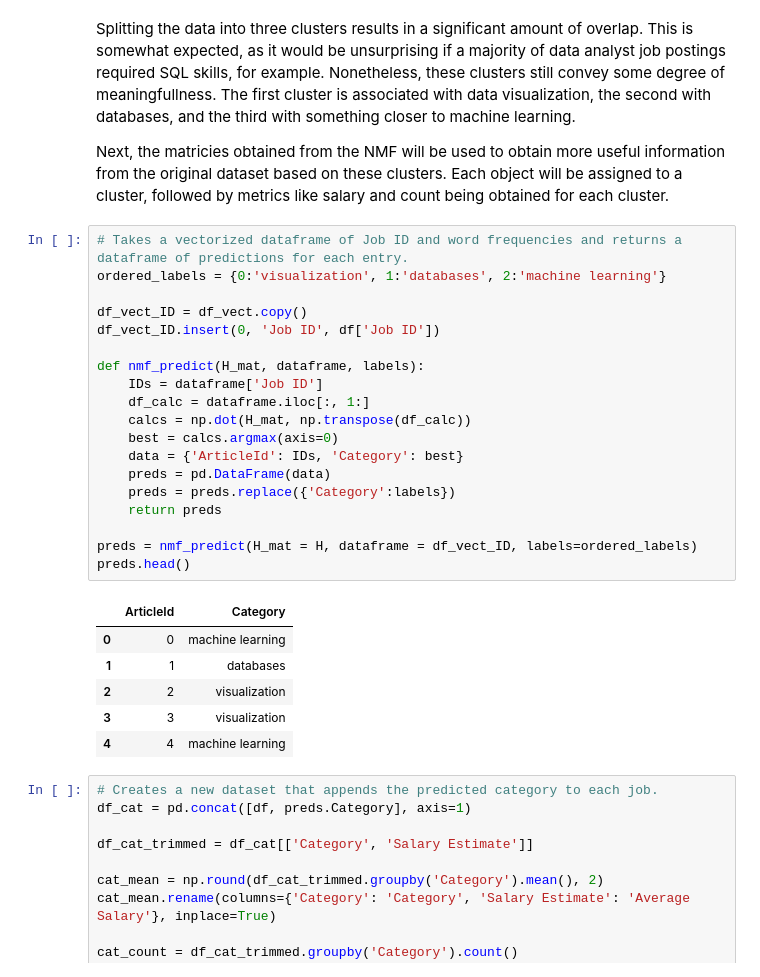
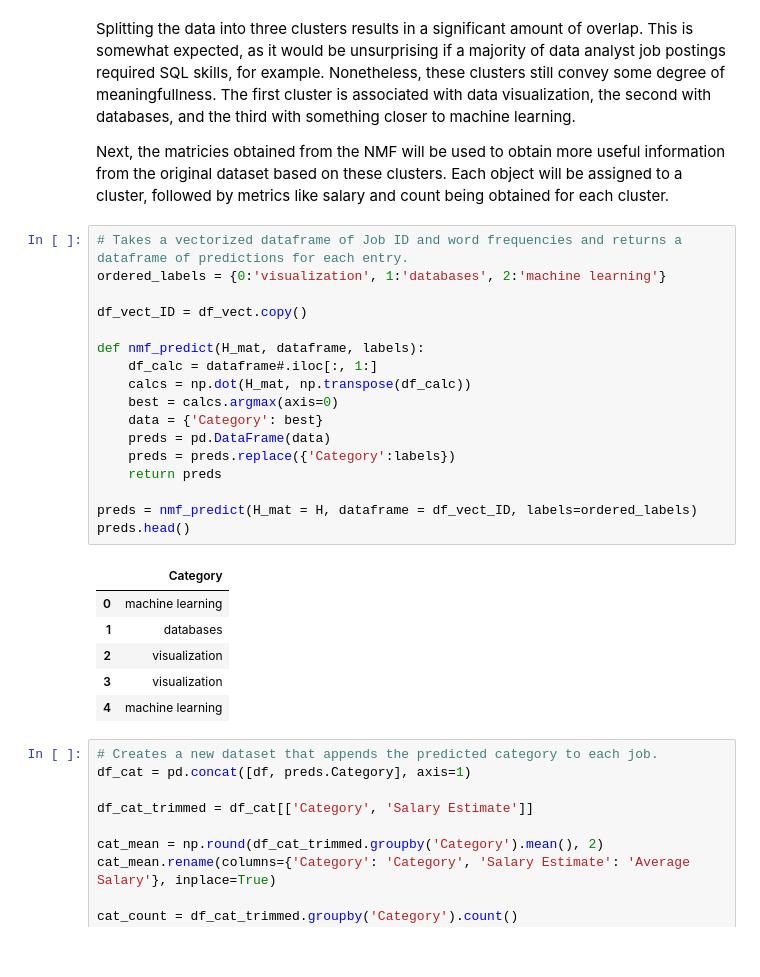
Before and after one commit to iansind/tech-jobs-clustering, a Jupyter notebook: tech_jobs_unsupervised_analysis.ipynb, the cells around one changed output. Saved outputs shown, nothing was run; the diff lists cells and outputs as text.

```diff
--- a/tech_jobs_unsupervised_analysis.ipynb
+++ b/tech_jobs_unsupervised_analysis.ipynb
@@ -415,29 +419,27 @@ Next, the matricies obtained from the NMF will be used to obtain more useful inf
 # %%
 # Takes a vectorized dataframe of Job ID and word frequencies and returns a dataframe of predictions for each entry.
 ordered_labels = {0:'visualization', 1:'databases', 2:'machine learning'}
 
 df_vect_ID = df_vect.copy()
-df_vect_ID.insert(0, 'Job ID', df['Job ID'])
 
 def nmf_predict(H_mat, dataframe, labels):
-    IDs = dataframe['Job ID']
-    df_calc = dataframe.iloc[:, 1:]
+    df_calc = dataframe#.iloc[:, 1:]
     calcs = np.dot(H_mat, np.transpose(df_calc))
     best = calcs.argmax(axis=0)
-    data = {'ArticleId': IDs, 'Category': best}
+    data = {'Category': best}
     preds = pd.DataFrame(data)
     preds = preds.replace({'Category':labels})
     return preds
 
 preds = nmf_predict(H_mat = H, dataframe = df_vect_ID, labels=ordered_labels)
 preds.head()
 # %% [output]
-|  | ArticleId | Category |
-| 0 | 0 | machine learning |
-| 1 | 1 | databases |
-| 2 | 2 | visualization |
-| 3 | 3 | visualization |
-| 4 | 4 | machine learning |
+|  | Category |
+| 0 | machine learning |
+| 1 | databases |
+| 2 | visualization |
+| 3 | visualization |
+| 4 | machine learning |
 # %%
 # Creates a new dataset that appends the predicted category to each job.
 df_cat = pd.concat([df, preds.Category], axis=1)
```
Also changed, not shown: parts of 7 cells of this notebook.
